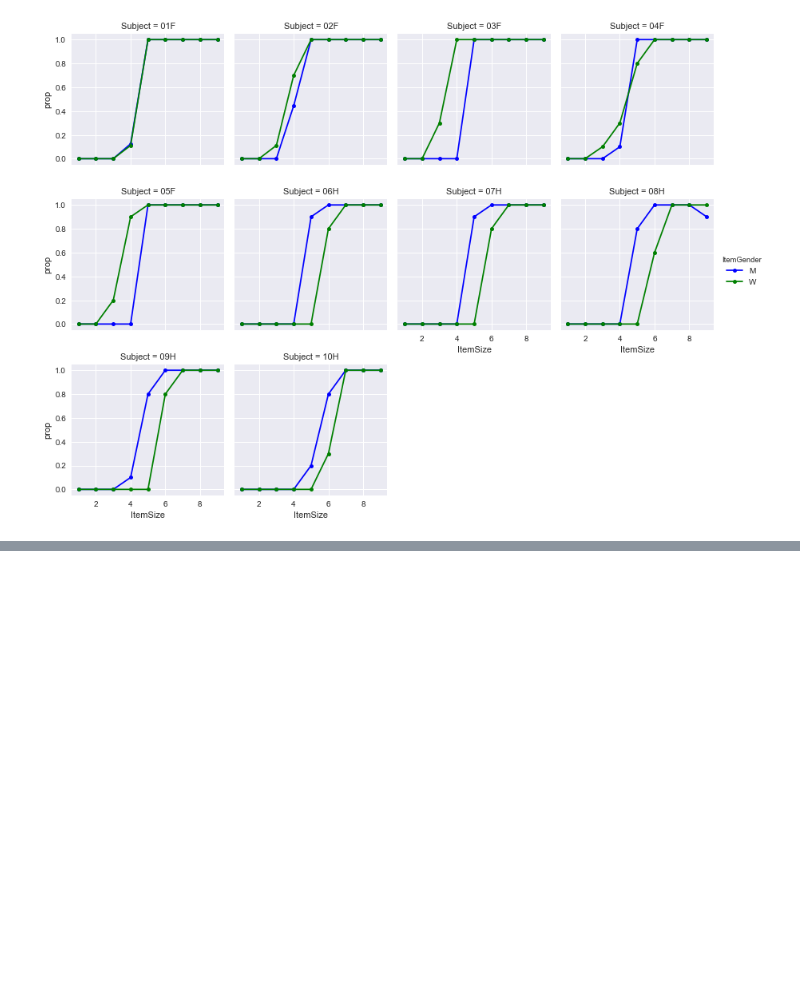
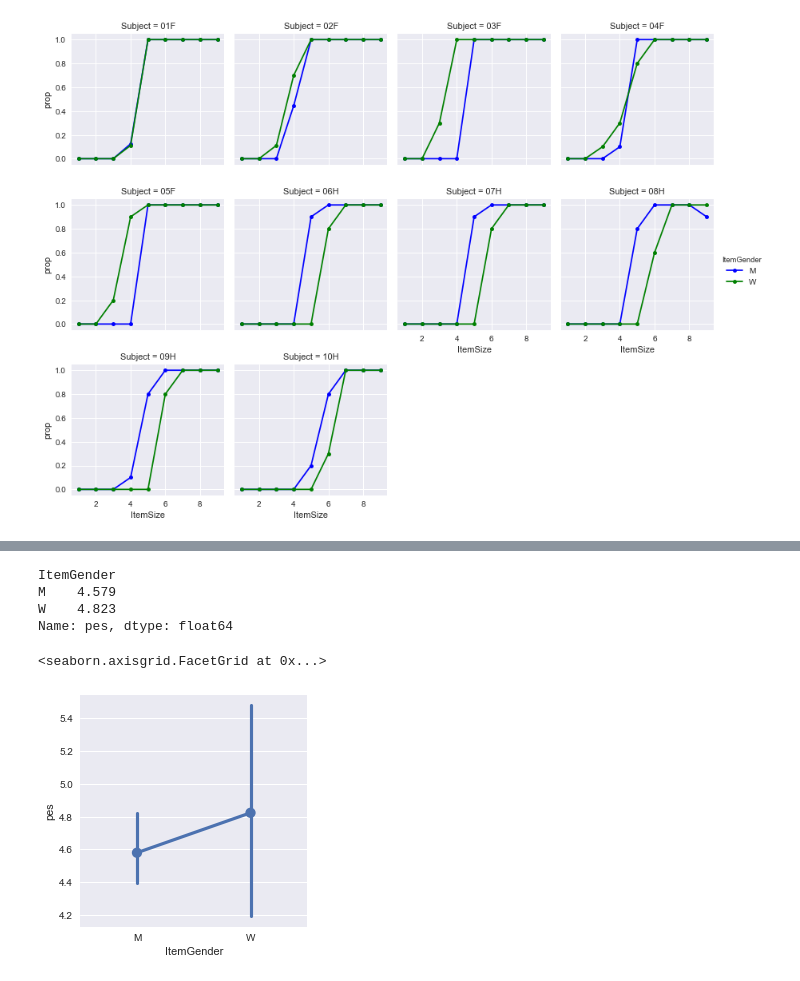
Before and after one commit to Lx37/formation_python_nsco_2017, a Jupyter notebook: NB_sans_reponses/exo_final.ipynb, the cells around one changed output, grey strips where cells are left out. Saved outputs shown, nothing was run; the diff lists cells and outputs as text; code cells hidden in the pictures; blank space fills up the shorter version.

```diff
--- a/NB_sans_reponses/exo_final.ipynb
+++ b/NB_sans_reponses/exo_final.ipynb
@@ -300,0 +425,13 @@ grid.add_legend()
+# %%
+# par ItemGender
+m2 = all_pes.groupby(['ItemGender'])['pes'].mean()
+print(m2)
+sns.factorplot(data=all_pes, x='ItemGender',
+               pallette=colors_item_gender, y='pes')
+# %% [output]
+ItemGender
+M    4.579
+W    4.823
+Name: pes, dtype: float64
+<seaborn.axisgrid.FacetGrid at 0x...>
+[figure, added]
```
Also changed, not shown: parts of 11 cells of this notebook.
